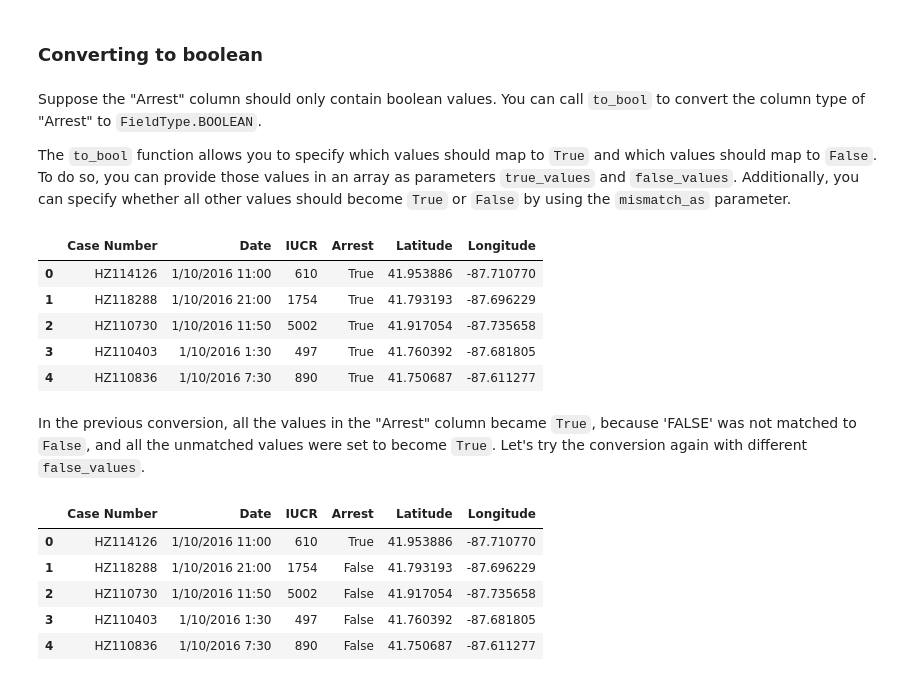
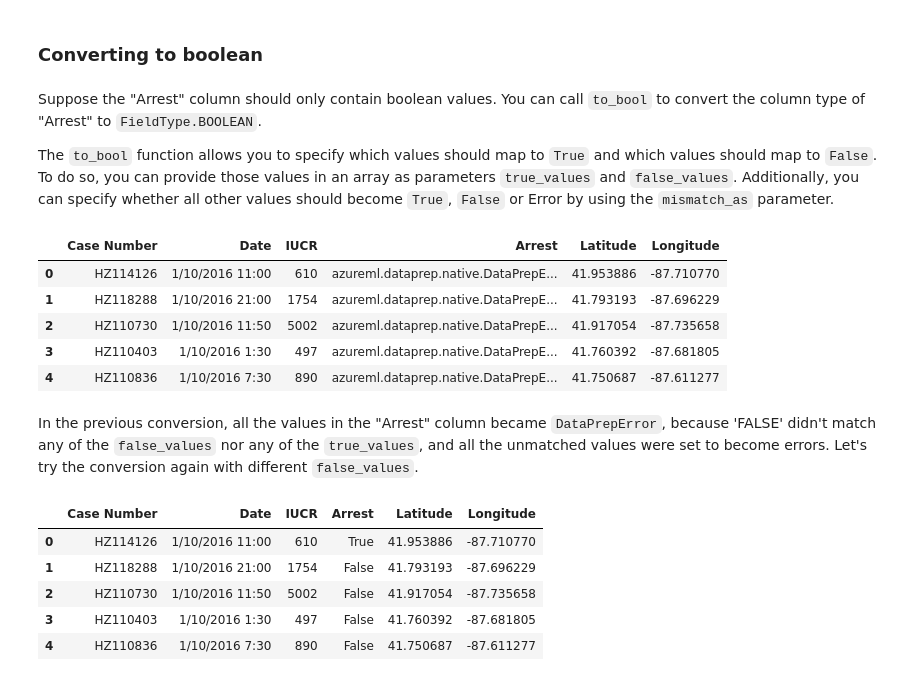
Before and after one commit to codybushnell/AMLDataPrepDocs, a Jupyter notebook: how-to-guides/column-type-transforms.ipynb, the cells around one changed output. Saved outputs shown, nothing was run; the diff lists cells and outputs as text; code cells hidden in the pictures.

```diff
--- a/how-to-guides/column-type-transforms.ipynb
+++ b/how-to-guides/column-type-transforms.ipynb
@@ -86,20 +86,20 @@ profile
 # %% [markdown]
 Suppose the "Arrest" column should only contain boolean values. You can call `to_bool` to convert the column type of "Arrest" to `FieldType.BOOLEAN`.
 
-The `to_bool` function allows you to specify which values should map to `True` and which values should map to `False`. To do so, you can provide those values in an array as parameters `true_values` and `false_values`. Additionally, you can specify whether all other values should become `True` or `False` by using the `mismatch_as` parameter.
+The `to_bool` function allows you to specify which values should map to `True` and which values should map to `False`. To do so, you can provide those values in an array as parameters `true_values` and `false_values`. Additionally, you can specify whether all other values should become `True`, `False` or Error by using the `mismatch_as` parameter.
 # %%
 dflow_conversion.to_bool('Arrest',
                          true_values=[1],
                          false_values=[0],
-                         mismatch_as=dprep.MismatchAsOption.ASTRUE).head(5)
+                         mismatch_as=dprep.MismatchAsOption.ASERROR).head(5)
 # %% [output]
 |  | Case Number | Date | IUCR | Arrest | Latitude | Longitude |
-| 0 | HZ114126 | 1/10/2016 11:00 | 610 | True | 41.953886 | -87.710770 |
-| 1 | HZ118288 | 1/10/2016 21:00 | 1754 | True | 41.793193 | -87.696229 |
-| 2 | HZ110730 | 1/10/2016 11:50 | 5002 | True | 41.917054 | -87.735658 |
-| 3 | HZ110403 | 1/10/2016 1:30 | 497 | True | 41.760392 | -87.681805 |
-| 4 | HZ110836 | 1/10/2016 7:30 | 890 | True | 41.750687 | -87.611277 |
+| 0 | HZ114126 | 1/10/2016 11:00 | 610 | azureml.dataprep.native.DataPrepE... | 41.953886 | -87.710770 |
+| 1 | HZ118288 | 1/10/2016 21:00 | 1754 | azureml.dataprep.native.DataPrepE... | 41.793193 | -87.696229 |
+| 2 | HZ110730 | 1/10/2016 11:50 | 5002 | azureml.dataprep.native.DataPrepE... | 41.917054 | -87.735658 |
+| 3 | HZ110403 | 1/10/2016 1:30 | 497 | azureml.dataprep.native.DataPrepE... | 41.760392 | -87.681805 |
+| 4 | HZ110836 | 1/10/2016 7:30 | 890 | azureml.dataprep.native.DataPrepE... | 41.750687 | -87.611277 |
 # %% [markdown]
-In the previous conversion, all the values in the "Arrest" column became `True`, because 'FALSE' was not matched to `False`, and all the unmatched values were set to become `True`. Let's try the conversion again with different `false_values`.
+In the previous conversion, all the values in the "Arrest" column became `DataPrepError`, because 'FALSE' didn't match any of the `false_values` nor any of the `true_values`, and all the unmatched values were set to become errors. Let's try the conversion again with different `false_values`.
 # %%
 dflow_conversion = dflow_conversion.to_bool('Arrest',
```
Also changed, not shown: parts of 6 cells of this notebook, 10 other files.
